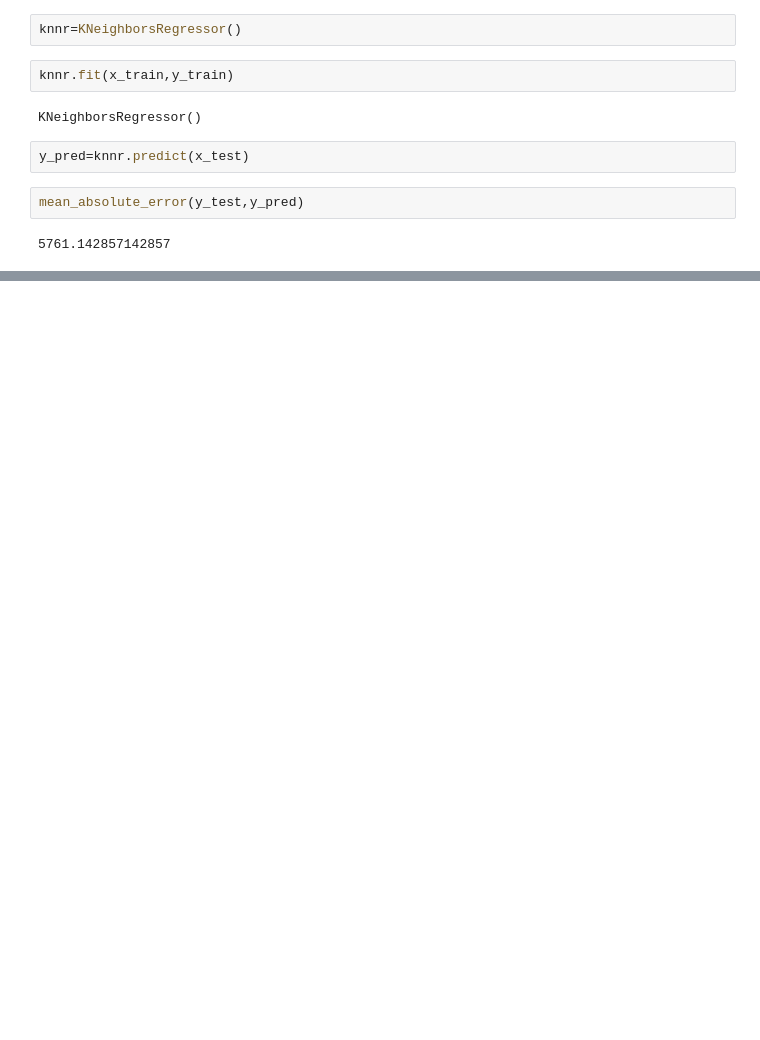
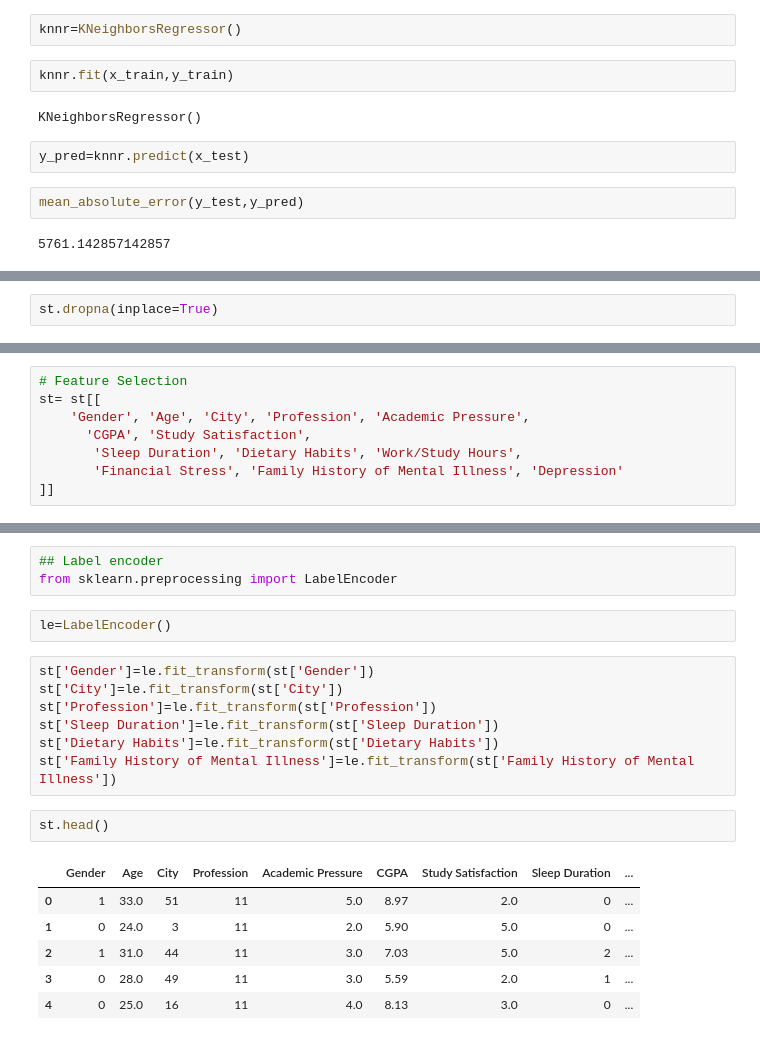
Before and after one commit to ashishsingh200/GEN-AI-COURSES, a Jupyter notebook: 08. Machine Learning/demo_ML_Project.ipynb, the cells around one changed output, grey strips where cells are left out. Saved outputs shown, nothing was run; the diff lists cells and outputs as text; blank space fills up the shorter version.

```diff
--- a/08. Machine Learning/demo_ML_Project.ipynb
+++ b/08. Machine Learning/demo_ML_Project.ipynb
@@ -1017,0 +1073,2 @@ mean_absolute_error(y_test,y_pred)
+# %%
+st.dropna(inplace=True)
@@ -1017,0 +1084,8 @@ mean_absolute_error(y_test,y_pred)
+# %%
+# Feature Selection
+st= st[[
+    'Gender', 'Age', 'City', 'Profession', 'Academic Pressure',
+      'CGPA', 'Study Satisfaction',
+       'Sleep Duration', 'Dietary Habits', 'Work/Study Hours',
+       'Financial Stress', 'Family History of Mental Illness', 'Depression'
+]]
@@ -1017,0 +1115,21 @@ mean_absolute_error(y_test,y_pred)
+# %%
+## Label encoder
+from sklearn.preprocessing import LabelEncoder
+# %%
+le=LabelEncoder()
+# %%
+st['Gender']=le.fit_transform(st['Gender'])
+st['City']=le.fit_transform(st['City'])
+st['Profession']=le.fit_transform(st['Profession'])
+st['Sleep Duration']=le.fit_transform(st['Sleep Duration'])
+st['Dietary Habits']=le.fit_transform(st['Dietary Habits'])
+st['Family History of Mental Illness']=le.fit_transform(st['Family History of Mental Illness'])
+# %%
+st.head()
+# %% [output]
+|  | Gender | Age | City | Profession | Academic Pressure | CGPA | Study Satisfaction | Sleep Duration | ... |
+| 0 | 1 | 33.0 | 51 | 11 | 5.0 | 8.97 | 2.0 | 0 | ... |
+| 1 | 0 | 24.0 | 3 | 11 | 2.0 | 5.90 | 5.0 | 0 | ... |
+| 2 | 1 | 31.0 | 44 | 11 | 3.0 | 7.03 | 5.0 | 2 | ... |
+| 3 | 0 | 28.0 | 49 | 11 | 3.0 | 5.59 | 2.0 | 1 | ... |
+| 4 | 0 | 25.0 | 16 | 11 | 4.0 | 8.13 | 3.0 | 0 | ... |
```
Also changed, not shown: parts of 40 cells of this notebook, 8 other files.
